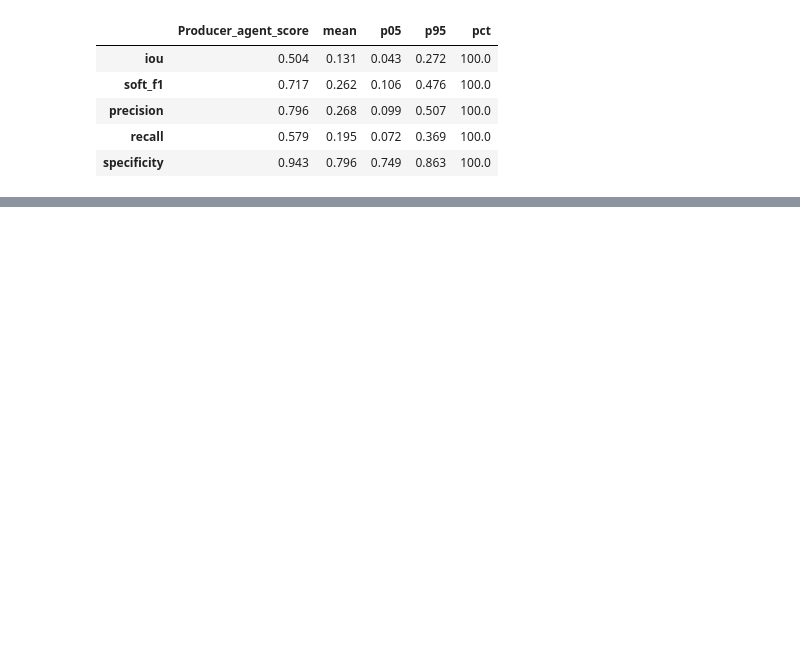
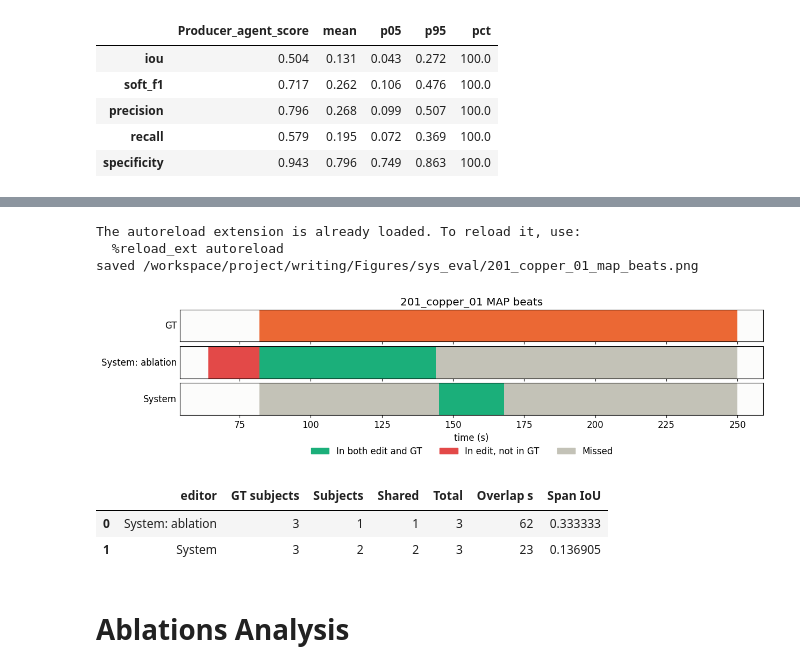
Before and after one commit to SenorBarker/Project, a Jupyter notebook: src/Experiments/system_eval/sys_eval_201.ipynb, the cells around one changed output, grey strips where cells are left out. Cells and saved outputs as stored; diff of their text form; code cells hidden in the pictures; blank space fills up the shorter version.

```diff
--- a/src/Experiments/system_eval/sys_eval_201.ipynb
+++ b/src/Experiments/system_eval/sys_eval_201.ipynb
@@ -198,3 +213,25 @@ nice = {"editor": "Editor", "time_min": "Time (min)", "edit_s": "Cut (s)",
            caption=f"Editors scored against the reference cut, {case_name}",
            label="tab:noodles_comp",
            position="htbp"))
+# %%
+%load_ext autoreload
+%autoreload 2
+from Eval_defs import GT_paper_edit, compare_map_beats, paper_edit_path
+
+
+map_df = compare_map_beats(GT_paper_edit_json_path,
+                           (ablation_paper_edit_json_path, paper_edit_json_path),
+                           label_a="GT", label_b=("System: ablation","System"),
+                           case_name=case_name, fname=f"{case_name}_map_beats.png")
+
+map_df
+# %% [output]
+The autoreload extension is already loaded. To reload it, use:
+  %reload_ext autoreload
+saved /workspace/project/writing/Figures/sys_eval/201_copper_01_map_beats.png
+[figure, added]
+|  | editor | GT subjects | Subjects | Shared | Total | Overlap s | Span IoU |
+| 0 | System: ablation | 3 | 1 | 1 | 3 | 62 | 0.333333 |
+| 1 | System | 3 | 2 | 2 | 3 | 23 | 0.136905 |
+# %% [markdown]
+# Ablations Analysis
```
Also changed, not shown: parts of 8 cells of this notebook, 21 other files.
